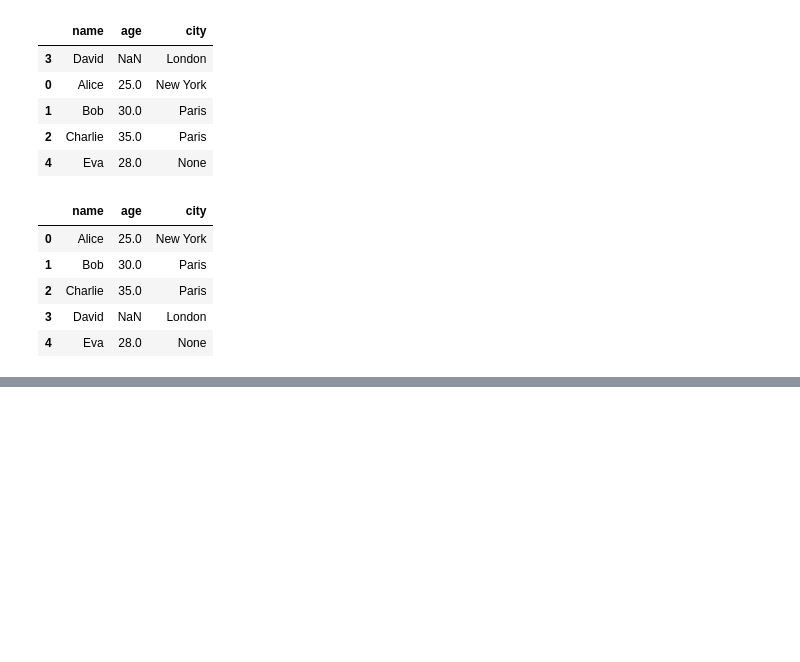
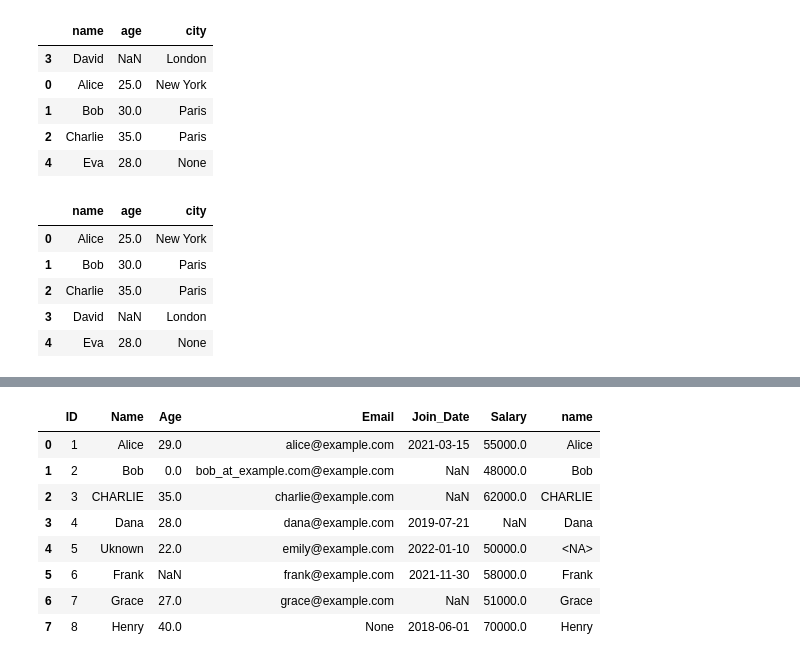
Before and after one commit to Dipakxettri/PandasLearnings, a Jupyter notebook: practice.ipynb, the cells around one changed output, grey strips where cells are left out. Drawn from its saved outputs; the diff is of its cells as text; code cells hidden in the pictures; blank space fills up the shorter version.

```diff
--- a/practice.ipynb
+++ b/practice.ipynb
@@ -117,0 +222,26 @@ df["age"] < 30
+# %%
+# Convert to numeric, invalid parsing becomes NaN - age
+
+df['Age'] = pd.to_numeric(df['Age'], errors='coerce')
+# %%
+# fixing emails
+
+def fixEmails(email):
+    if pd.isna(email):
+        return email
+    if not email.endswith('@example.com'):
+        return email + "@example.com"
+    return email
+
+df["Email"] = df["Email"].apply(fixEmails)
+df
+# %% [output]
+|  | ID | Name | Age | Email | Join_Date | Salary | name |
+| 0 | 1 | Alice | 29.0 | alice@example.com | 2021-03-15 | 55000.0 | Alice |
+| 1 | 2 | Bob | 0.0 | bob_at_example.com@example.com | NaN | 48000.0 | Bob |
+| 2 | 3 | CHARLIE | 35.0 | charlie@example.com | NaN | 62000.0 | CHARLIE |
+| 3 | 4 | Dana | 28.0 | dana@example.com | 2019-07-21 | NaN | Dana |
+| 4 | 5 | Uknown | 22.0 | emily@example.com | 2022-01-10 | 50000.0 | <NA> |
+| 5 | 6 | Frank | NaN | frank@example.com | 2021-11-30 | 58000.0 | Frank |
+| 6 | 7 | Grace | 27.0 | grace@example.com | NaN | 51000.0 | Grace |
+| 7 | 8 | Henry | 40.0 | None | 2018-06-01 | 70000.0 | Henry |
```
Also changed, not shown: parts of 8 cells of this notebook, 1 other file.
